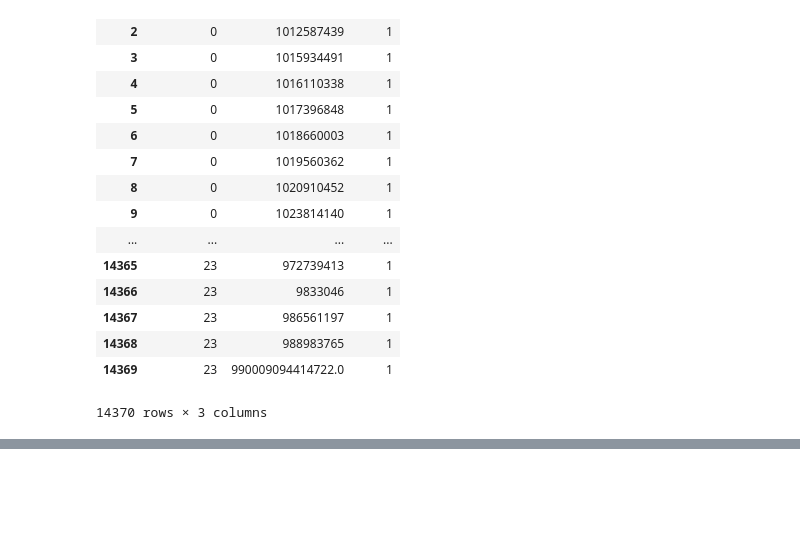
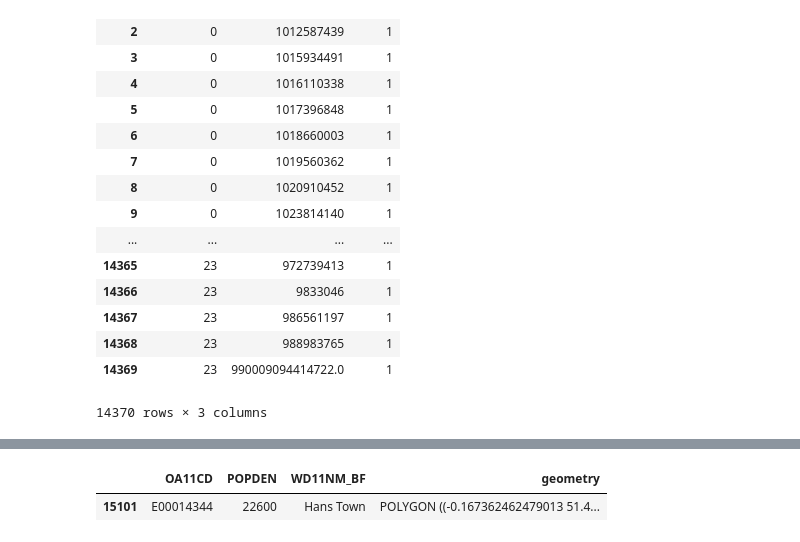
Before and after one commit to wwymak/instagram-london-explore, a Jupyter notebook: Instagram analysis v2.ipynb, the cells around one changed output, grey strips where cells are left out. Saved outputs shown, nothing was run; the diff lists cells and outputs as text; code cells hidden in the pictures; blank space fills up the shorter version.

```diff
--- a/Instagram analysis v2.ipynb
+++ b/Instagram analysis v2.ipynb
@@ -304,0 +334,5 @@ oneDayDataGrouped
+# %%
+londonDFSubset[londonDFSubset['POPDEN'] > 22000]
+# %% [output]
+|  | OA11CD | POPDEN | WD11NM_BF | geometry |
+| 15101 | E00014344 | 22600 | Hans Town | POLYGON ((-0.167362462479013 51.4... |
```
Also changed, not shown: parts of 3 cells of this notebook, 1 other file.
